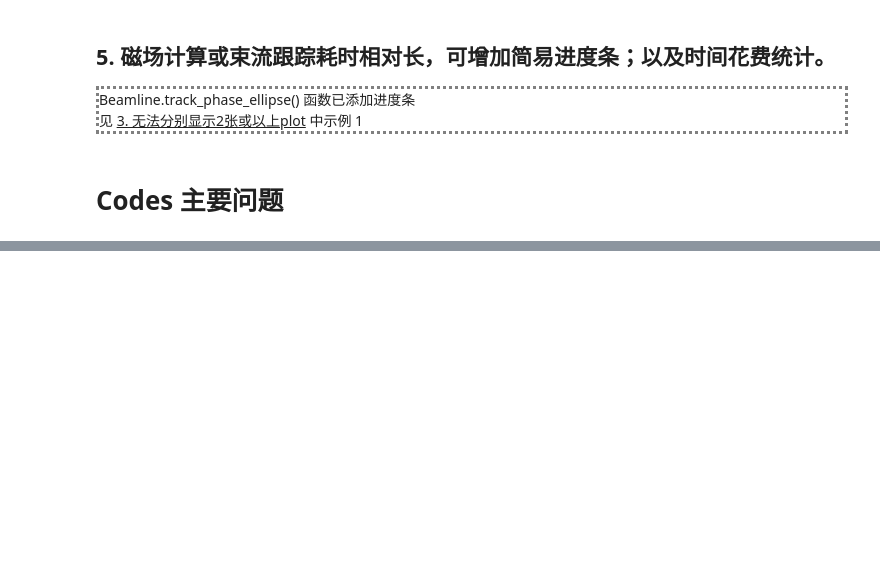
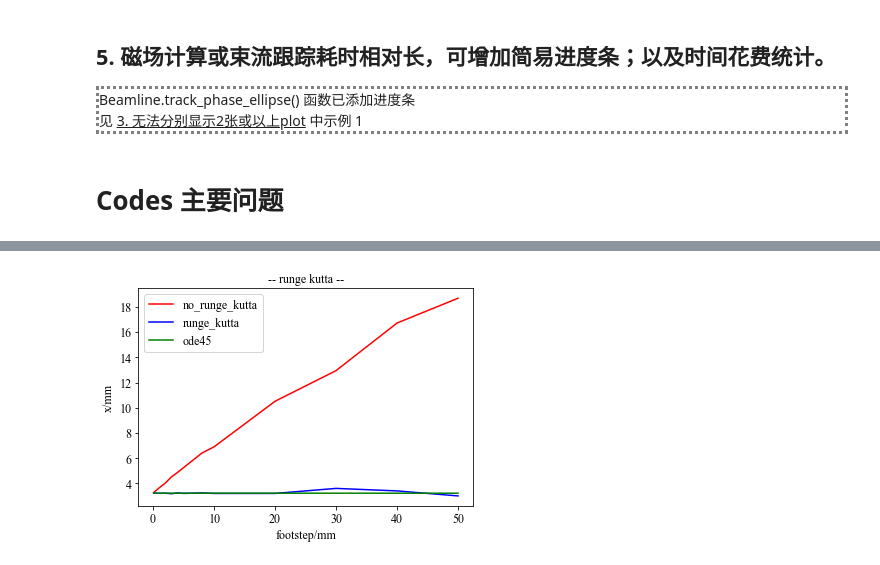
Before and after one commit to madokast/madokast.github.io.old, a Jupyter notebook: books/cct/cctpy/cctpy_discussion.ipynb, the cells around one changed output, grey strips where cells are left out. Cells and saved outputs as stored; diff of their text form; code cells hidden in the pictures; blank space fills up the shorter version.

```diff
--- a/books/cct/cctpy/cctpy_discussion.ipynb
+++ b/books/cct/cctpy/cctpy_discussion.ipynb
@@ -150,0 +281,11 @@ Beamline.track_phase_ellipse() 函数已添加进度条
+# %%
+# runge_kutta 法
+print("runge_kutta 法")
+xs_runge_kutta = []
+for footstep in footsteps:
+    start = time.time()
+    p = particle_for_test.copy()
+    ParticleRunner.run_only(p,beamline,beamline.get_length()-first_bending_part_length,footstep)
+    pp = PhaseSpaceParticle.create_from_running_particle(ideal_particle_at_isoc,ideal_particle_at_isoc.get_natural_coordinate_system(),p)
+    xs_runge_kutta.append(pp.x/MM)
+    print(f"步长{(footstep/MM):.5}mm，用时{(time.time()-start):.5}s，x={pp.x/MM}mm")
@@ -150,0 +308,15 @@ Beamline.track_phase_ellipse() 函数已添加进度条
+# %%
+# scipy 提供的4阶变步长 runge_kutta 法
+print("scipy 提供的4阶变步长 runge_kutta 法")
+xs_ode = []
+for footstep in footsteps:
+    start = time.time()
+    p = particle_for_test.copy()
+    ParticleRunner.run_only_ode(
+        p,beamline,beamline.get_length()-first_bending_part_length,footstep,
+        absolute_tolerance=1e-8,
+        relative_tolerance=1e-8
+    )
+    pp = PhaseSpaceParticle.create_from_running_particle(ideal_particle_at_isoc,ideal_particle_at_isoc.get_natural_coordinate_system(),p)
+    xs_ode.append(pp.x/MM)
+    print(f"步长{(footstep/MM):.5}mm，用时{(time.time()-start):.5}s，x={pp.x/MM}mm")
@@ -150,0 +339,10 @@ Beamline.track_phase_ellipse() 函数已添加进度条
+# %%
+# 绘制图象对比
+Plot2.plot_xy_array(footsteps/MM,xs_no_runge_kutta,describe='r-')
+Plot2.plot_xy_array(footsteps/MM,xs_runge_kutta,describe='b-')
+Plot2.plot_xy_array(footsteps/MM,xs_ode,describe='g-')
+
+Plot2.legend('no_runge_kutta','runge_kutta','ode45',font_size=12)
+Plot2.info('footstep/mm','x/mm','-- runge kutta --',font_size=12)
+# %% [output]
+[figure, added]
```
Also changed, not shown: parts of 8 cells of this notebook, 11 other files.
